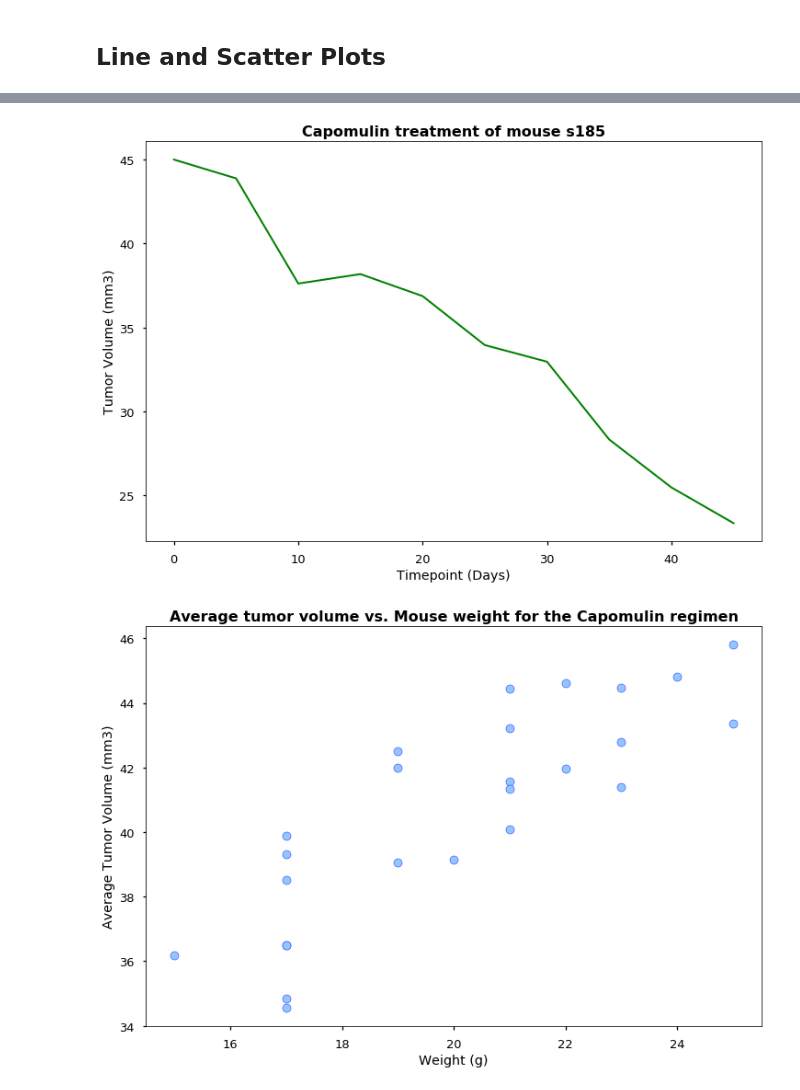
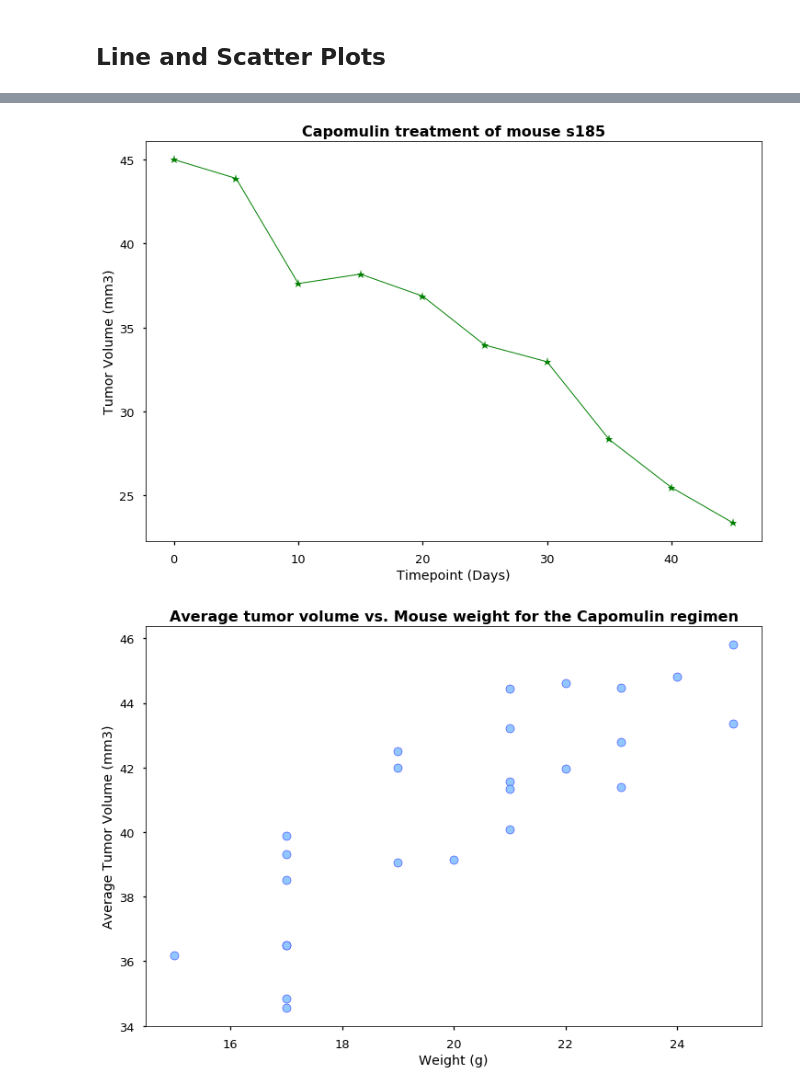
Before and after one commit to aashitarakesh/Matplotlib_Challenge, a Jupyter notebook: pymaceuticals_starter.ipynb, the cells around one changed output, grey strips where cells are left out. Cells and saved outputs as stored; diff of their text form; code cells hidden in the pictures.

```diff
--- a/pymaceuticals_starter.ipynb
+++ b/pymaceuticals_starter.ipynb
@@ -420,22 +420,22 @@ mouse_capomulin
 # %%
 # Set Axis
 x_timepoint= mouse_capomulin ['Timepoint']
 y_tumor = mouse_capomulin ['Tumor Volume (mm3)']
 
 #Generate a line plot
 plt.figure(figsize=(12,8))
-plt.plot(x_timepoint, y_tumor, marker='x',color= 'green', linewidth=2)
+plt.plot(x_timepoint, y_tumor, marker='*',color= 'green', linewidth=1)
 
 # Set a title for the chart
 plt.title('Capomulin treatment of mouse s185',fontweight='bold',fontsize = 16)
 plt.xlabel('Timepoint (Days)')
 plt.ylabel('Tumor Volume (mm3)')
 
 # Save an image of our chart and print the final product to the screen
 plt.savefig('Analysis/lineplot.png')
 plt.show()
 # %% [output]
-[figure, old version]
+[figure, new version]
 # %%
 # Generate a scatter plot of average tumor volume vs. mouse weight for the Capomulin regimen
 capomulin_avg = capomulin_df.groupby(['Mouse ID']).mean()
```
Also changed, not shown: parts of 1 cell of this notebook, 1 other file.
